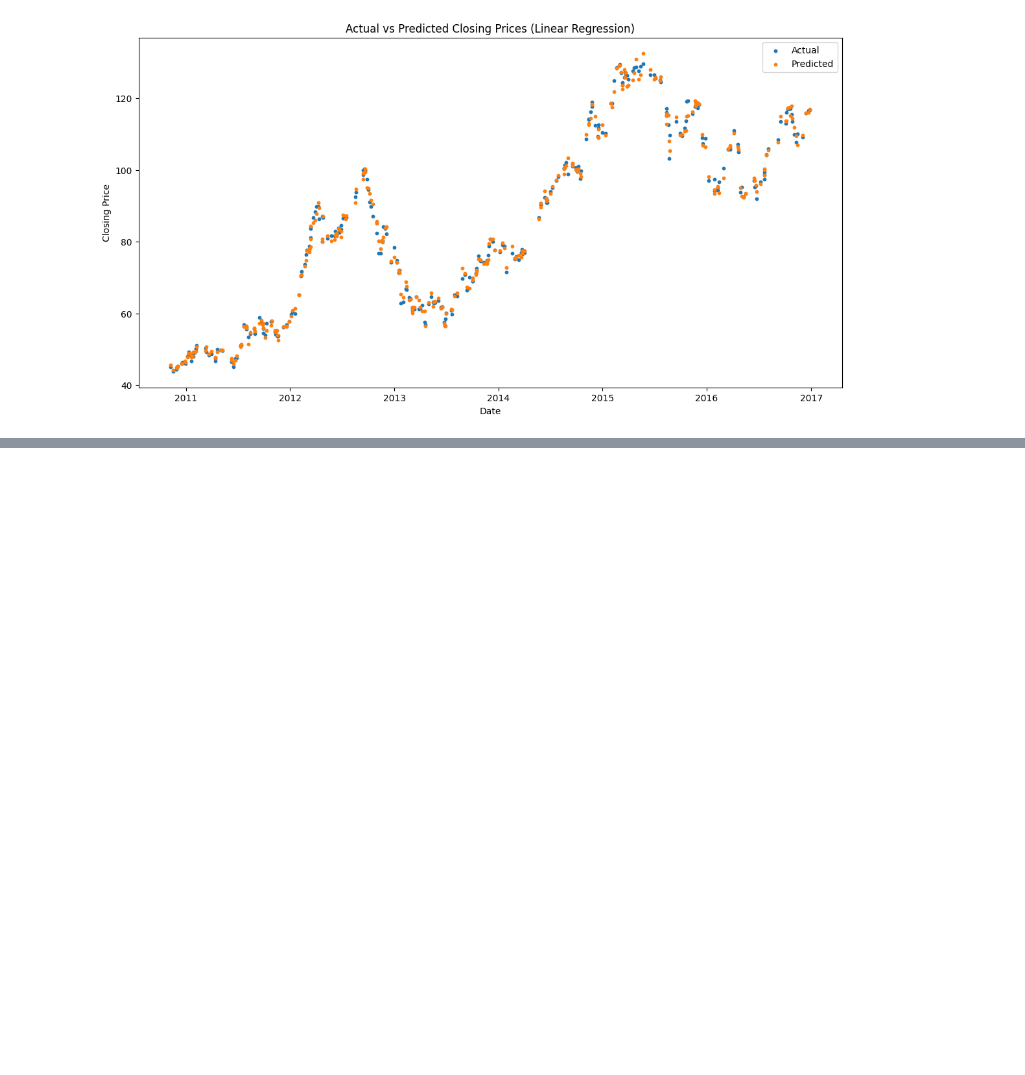
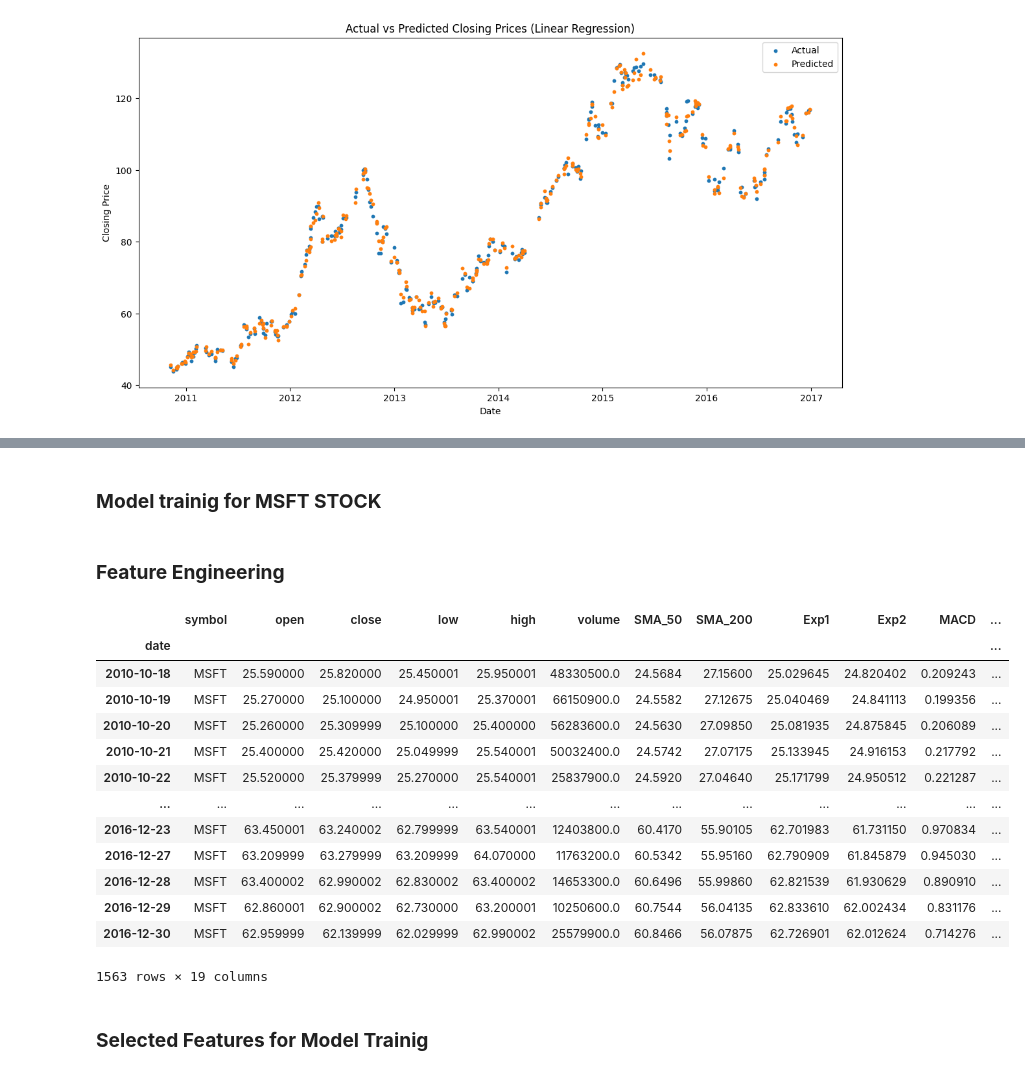
Before and after one commit to fatimakamal21/stock-price-predictions, a Jupyter notebook: stock_market_prediction.ipynb, the cells around one changed output, grey strips where cells are left out. Cells and saved outputs as stored; diff of their text form; code cells hidden in the pictures; blank space fills up the shorter version.

```diff
--- a/stock_market_prediction.ipynb
+++ b/stock_market_prediction.ipynb
@@ -812,0 +989,48 @@ plt.show()
+# %% [markdown]
+### **Model trainig for MSFT STOCK**
+# %%
+# Convert the date column to datetime
+prices_split_adjusted['date'] = pd.to_datetime(prices_split_adjusted['date'])
+
+# Filter data for a specific stock, e.g., 'MSFT'
+stock_data = prices_split_adjusted[prices_split_adjusted['symbol'] == 'MSFT'].copy()
+stock_data.set_index('date', inplace=True)
+# %% [markdown]
+### **Feature Engineering**
+# %%
+# Create features based on historical prices
+stock_data['SMA_50'] = stock_data['close'].rolling(window=50).mean()
+stock_data['SMA_200'] = stock_data['close'].rolling(window=200).mean()
+stock_data['Exp1'] = stock_data['close'].ewm(span=12, adjust=False).mean()
+stock_data['Exp2'] = stock_data['close'].ewm(span=26, adjust=False).mean()
+stock_data['MACD'] = stock_data['Exp1'] - stock_data['Exp2']
+stock_data['Signal_Line'] = stock_data['MACD'].ewm(span=9, adjust=False).mean()
+stock_data['Delta'] = stock_data['close'].diff()
+stock_data['Gain'] = stock_data['Delta'].clip(lower=0)
+stock_data['Loss'] = -stock_data['Delta'].clip(upper=0)
+stock_data['Avg_Gain'] = stock_data['Gain'].rolling(window=14).mean()
+stock_data['Avg_Loss'] = stock_data['Loss'].rolling(window=14).mean()
+stock_data['RS'] = stock_data['Avg_Gain'] / stock_data['Avg_Loss']
+stock_data['RSI'] = 100 - (100 / (1 + stock_data['RS']))
+
+# Drop rows with NaN values
+stock_data.dropna(inplace=True)
+# %%
+stock_data
+# %% [output]
+|  | symbol | open | close | low | high | volume | SMA_50 | SMA_200 | Exp1 | Exp2 | MACD | ... |
+| date |  |  |  |  |  |  |  |  |  |  |  | ... |
+| 2010-10-18 | MSFT | 25.590000 | 25.820000 | 25.450001 | 25.950001 | 48330500.0 | 24.5684 | 27.15600 | 25.029645 | 24.820402 | 0.209243 | ... |
+| 2010-10-19 | MSFT | 25.270000 | 25.100000 | 24.950001 | 25.370001 | 66150900.0 | 24.5582 | 27.12675 | 25.040469 | 24.841113 | 0.199356 | ... |
+| 2010-10-20 | MSFT | 25.260000 | 25.309999 | 25.100000 | 25.400000 | 56283600.0 | 24.5630 | 27.09850 | 25.081935 | 24.875845 | 0.206089 | ... |
+| 2010-10-21 | MSFT | 25.400000 | 25.420000 | 25.049999 | 25.540001 | 50032400.0 | 24.5742 | 27.07175 | 25.133945 | 24.916153 | 0.217792 | ... |
+| 2010-10-22 | MSFT | 25.520000 | 25.379999 | 25.270000 | 25.540001 | 25837900.0 | 24.5920 | 27.04640 | 25.171799 | 24.950512 | 0.221287 | ... |
+| ... | ... | ... | ... | ... | ... | ... | ... | ... | ... | ... | ... | ... |
+| 2016-12-23 | MSFT | 63.450001 | 63.240002 | 62.799999 | 63.540001 | 12403800.0 | 60.4170 | 55.90105 | 62.701983 | 61.731150 | 0.970834 | ... |
+| 2016-12-27 | MSFT | 63.209999 | 63.279999 | 63.209999 | 64.070000 | 11763200.0 | 60.5342 | 55.95160 | 62.790909 | 61.845879 | 0.945030 | ... |
+| 2016-12-28 | MSFT | 63.400002 | 62.990002 | 62.830002 | 63.400002 | 14653300.0 | 60.6496 | 55.99860 | 62.821539 | 61.930629 | 0.890910 | ... |
+| 2016-12-29 | MSFT | 62.860001 | 62.900002 | 62.730000 | 63.200001 | 10250600.0 | 60.7544 | 56.04135 | 62.833610 | 62.002434 | 0.831176 | ... |
+| 2016-12-30 | MSFT | 62.959999 | 62.139999 | 62.029999 | 62.990002 | 25579900.0 | 60.8466 | 56.07875 | 62.726901 | 62.012624 | 0.714276 | ... |
+1563 rows × 19 columns
+# %% [markdown]
+### **Selected Features for Model Trainig**
```
Also changed, not shown: parts of 31 cells of this notebook.
